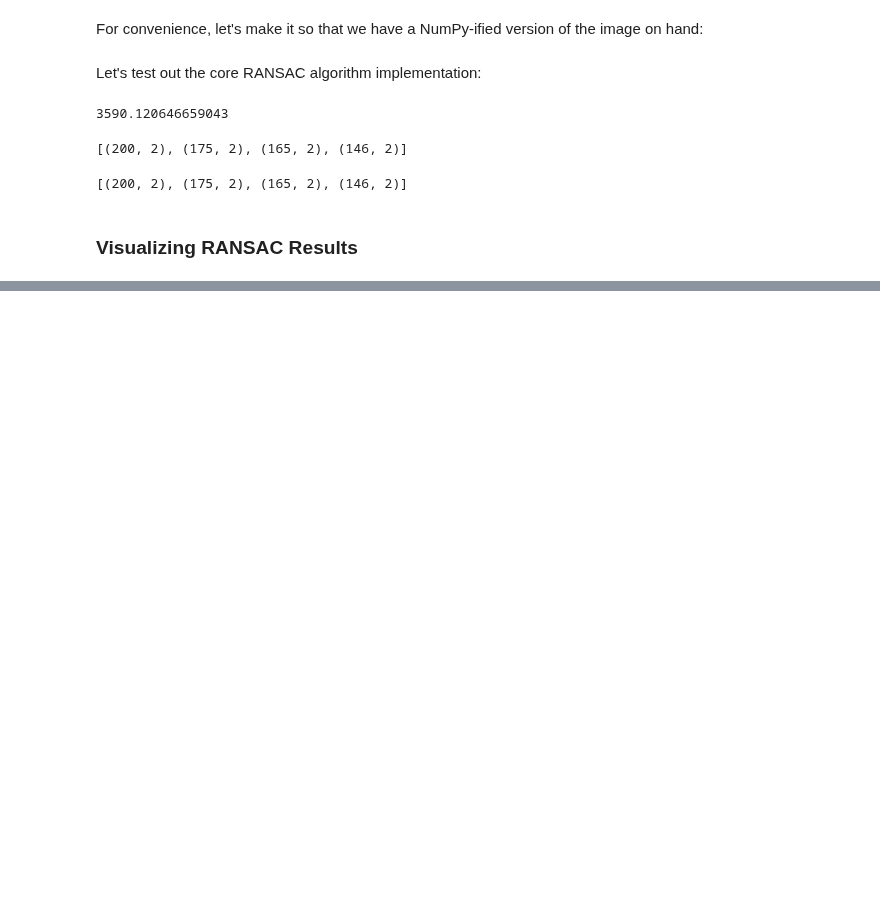
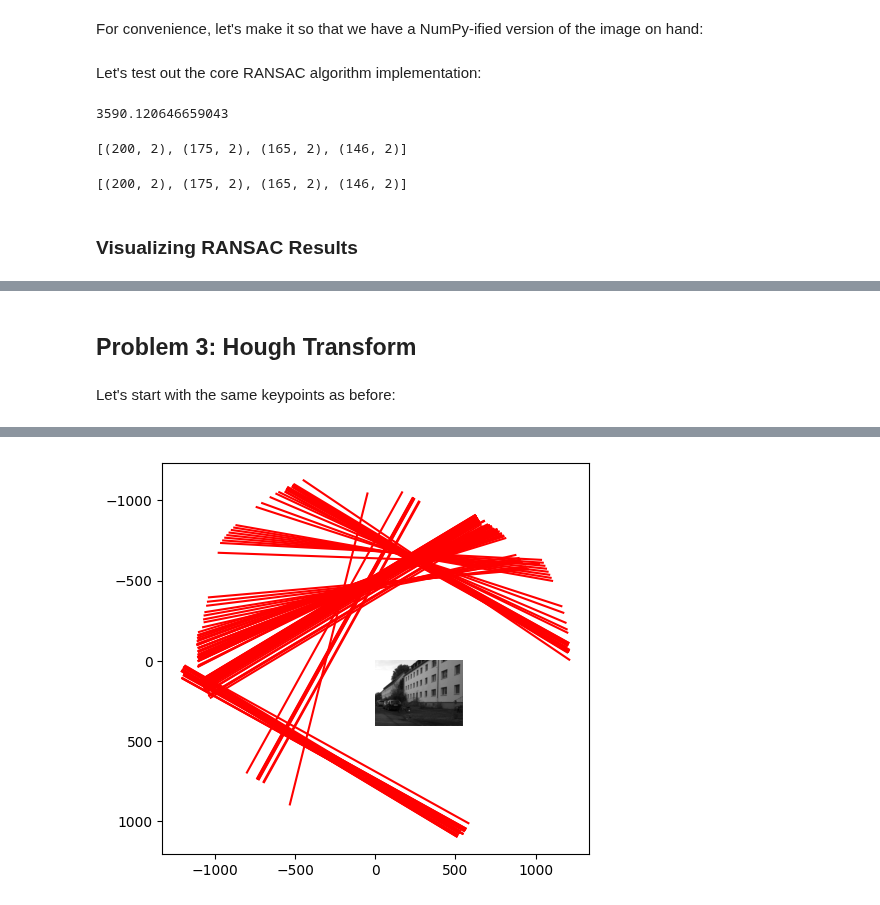
Before and after one commit to sraza-onshape/samaj-vision, a Jupyter notebook: Line-Detection/problems.ipynb, the cells around one changed output, grey strips where cells are left out. Drawn from its saved outputs; the diff is of its cells as text; code cells hidden in the pictures; blank space fills up the shorter version.

Commit message:
start debugging dimensions of the plot

```diff
--- a/Line-Detection/problems.ipynb
+++ b/Line-Detection/problems.ipynb
@@ -102,0 +103,78 @@ Confidence Level used in Calculating No. of Iterations: 0.99.
+# %% [markdown]
+## Problem 3: Hough Transform
+# %% [markdown]
+Let's start with the same keypoints as before:
+# %%
+# test
+keypoints = HessianDetector().find_keypoints(
+    img_array, percentile=68.05
+)
+
+assert keypoints.shape[0] == 2
+# %%
+keypoint_coords = keypoints.T  # [(y1, x1), (y2, x2), ...]
+# %%
+import numpy as np
+import matplotlib.pyplot as plt
+
+# Define the parameter space for the Hough transform
+max_rho = np.hypot(img_array.shape[0], img_array.shape[1])
+
+# Reduced resolutions for rho and theta
+rho_resolution = 1
+theta_resolution = np.pi / 180
+
+# Calculate the new size of the accumulator array
+rho_bins = int(2 * max_rho / rho_resolution)
+theta_bins = int(np.pi / theta_resolution)
+
+# Create the accumulator array with the new size
+accumulator = np.zeros((rho_bins, theta_bins))
+print(f"Accumulator shape: {accumulator.shape}")
+
+# Voting in the accumulator array
+for point in keypoint_coords:
+    for theta in np.arange(0, np.pi, theta_resolution):
+        rho = int(point[1] * np.cos(theta) + point[0] * np.sin(theta))
+        rho_bin = int(rho / rho_resolution)
+        theta_bin = int(theta / theta_resolution)
+        accumulator[rho_bin, theta_bin] += 1
+
+# Thresholding to identify detected lines
+#   --> use non max suppression
+#   --> return an array of size [2, 4] - the first col is the rho index, second is the theta index
+threshold = 50  # Adjust as needed
+detected_lines = np.where(accumulator > threshold)
+# print(f"detected_lines shape: {detected_lines.shape}")
+print(f"accumulator: {accumulator}")
+print(f"detected_lines #: {detected_lines}")
+
+# Extract and convert detected lines to Cartesian coordinates
+detected_rho = (detected_lines[0] * rho_resolution) - max_rho
+detected_theta = detected_lines[1] * theta_resolution
+
+# Plot the image and detected lines
+# plt.subplot(121)
+plt.imshow(img_array, cmap='gray')
+for rho, theta in zip(detected_rho, detected_theta):
+    a = np.cos(theta)
+    b = np.sin(theta)
+    x0 = a * rho
+    y0 = b * rho
+    x1 = int(x0 + 1000 * (-b))
+    y1 = int(y0 + 1000 * (a))
+    x2 = int(x0 - 1000 * (-b))
+    y2 = int(y0 - 1000 * (a))
+    plt.plot([x1, x2], [y1, y2], color='red')
+
+plt.gcf().set_size_inches(img_array.shape[1] / 80, img_array.shape[0] / 80)
+
+# # Plot the accumulator array as a 2D histogram
+# plt.subplot(122)
+# plt.imshow(accumulator, cmap='gray', extent=[0, np.pi, -max_rho, max_rho])
+# plt.title('Hough Transform Accumulator')
+# plt.xlabel('Theta (radians)')
+# plt.ylabel('Rho (pixels)')
+
+# plt.show()
+# %% [output]
@@ -102,0 +198 @@ Confidence Level used in Calculating No. of Iterations: 0.99.
+[figure, added]
```
Also changed, not shown: parts of 6 cells of this notebook, 1 other file.
